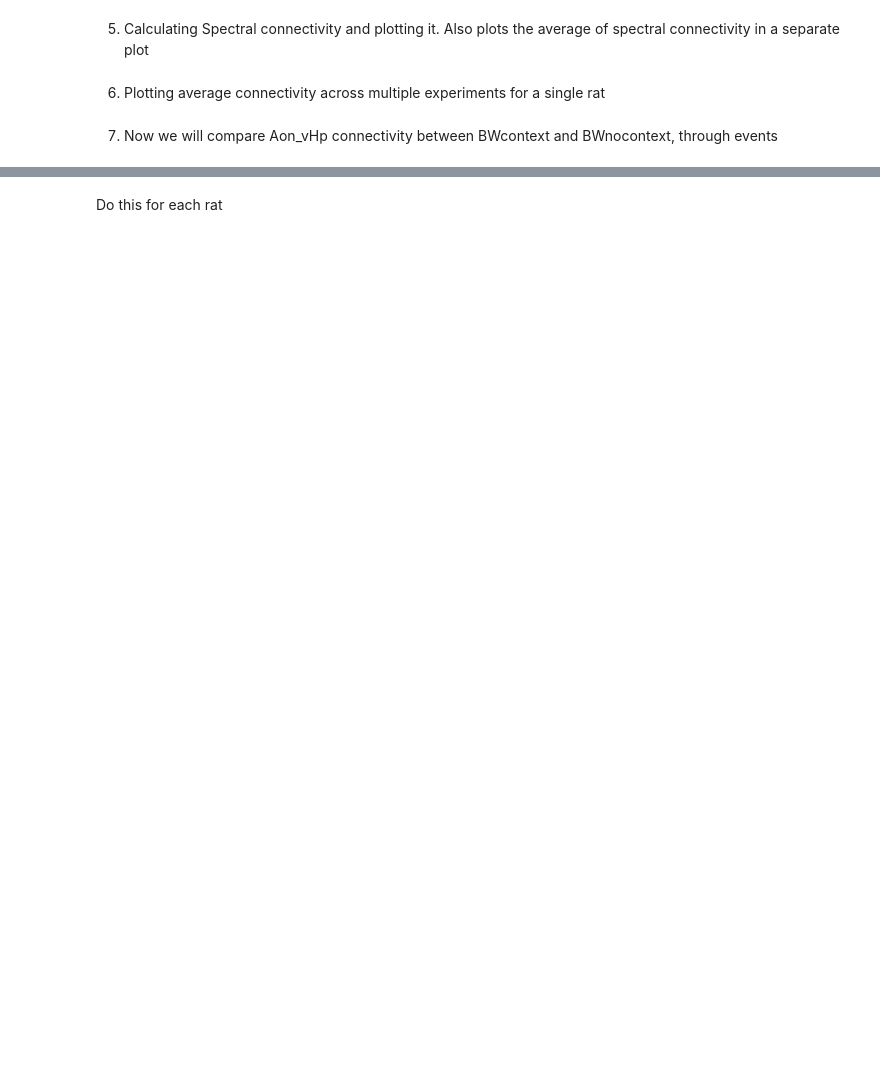
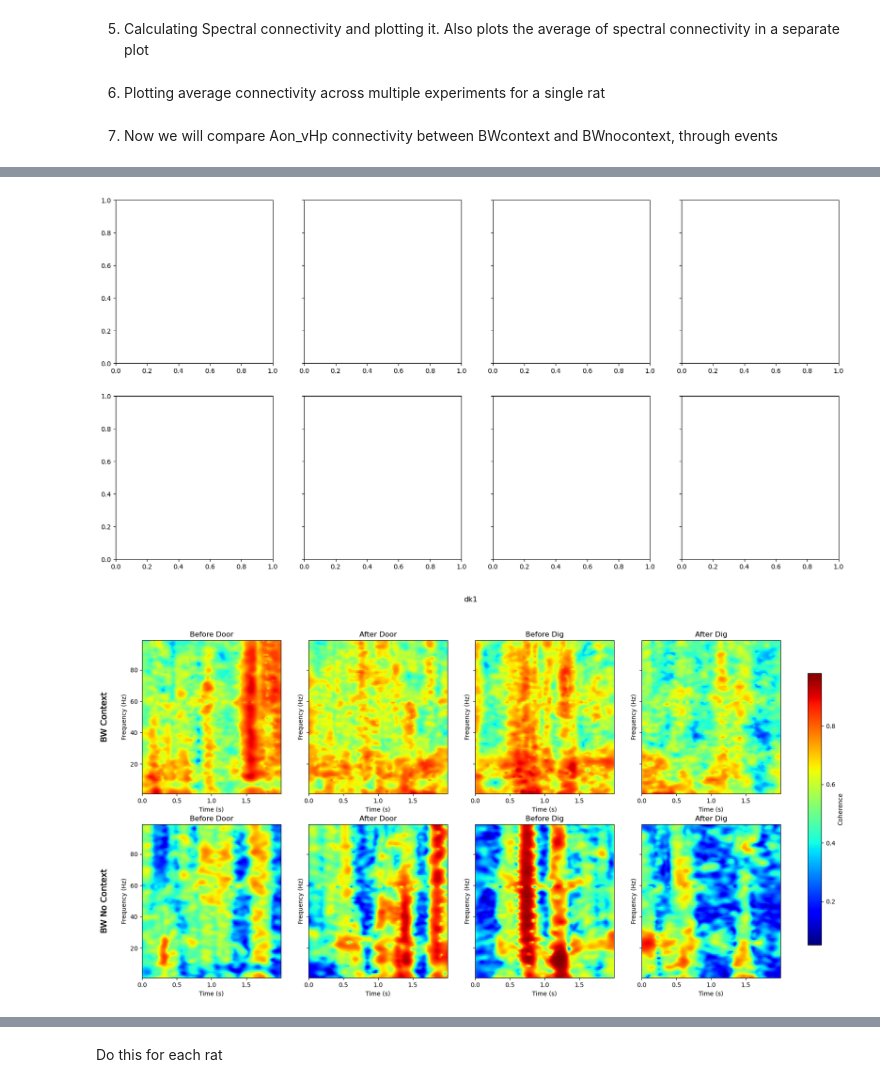
Before and after one commit to namanagrawal97/cpl_analysis_naman, a Jupyter notebook: 03_coherence_using_mne.ipynb, the cells around one changed output, grey strips where cells are left out. Saved outputs shown, nothing was run; the diff lists cells and outputs as text; code cells hidden in the pictures; blank space fills up the shorter version.

```diff
--- a/03_coherence_using_mne.ipynb
+++ b/03_coherence_using_mne.ipynb
@@ -517,0 +456,78 @@ cbar.set_label('Coherence')
+# %%
+con_data_df=pd.DataFrame(con_data_df, columns=['rat_id','task','mne_epoch_door_before','mne_epoch_door_after','mne_epoch_dig_before','mne_epoch_dig_after'])
+print(con_data_df.head())
+
+event_list=['mne_epoch_door_before','mne_epoch_door_after','mne_epoch_dig_before','mne_epoch_dig_after']
+
+print(event_list)
+
+BWcontext_data=con_data_df[(con_data_df['task']=='BWcontext')]
+BWnocontext_data=con_data_df[(con_data_df['task']=='BWnocontext')]
+task_data_dict={'BWcontext':BWcontext_data,'BWnocontext':BWnocontext_data}
+
+
+rat_list=np.unique(con_data_df['rat_id'])
+print(rat_list)
+rat_list=['dk1', 'dk5', 'dk6']
+fig, axs=plt.subplots(2,4, figsize=(20,10), sharey=True)
+for rat_id in rat_list:
+    all_con_data=[]
+
+    for task_num,task_name in enumerate(task_data_dict.keys()):
+
+            task_data=task_data_dict[task_name]
+        #print(task_name)
+        # for rat_num, rat_name in enumerate(rat_list):
+            rat_task_data=task_data[task_data['rat_id']==rat_id]
+            row=[task_name]
+        #     #print(row)
+
+            for event in event_list:
+                #print(event)
+                event_epoch_list=list(rat_task_data[event])
+                aon_vHp_con=[]
+                for event_epoch in event_epoch_list:
+                        #print(row,event, event_epoch)
+                        con = mne_connectivity.spectral_connectivity_epochs(event_epoch, method='coh', sfreq=int(fs),
+                                                            mode='cwt_morlet', cwt_freqs=freqs,
+                                                            cwt_n_cycles=n_cycles, verbose=False)
+                        coh = con.get_data(output='dense')
+                        indices = con.names
+
+
+                        for i in range(coh.shape[0]):
+                            for j in range(coh.shape[1]):
+                                if 'AON' in indices[j] and 'vHp' in indices[i]:
+                                    aon_vHp_con.append(coh[i,j,:,:])
+                row.append(np.mean(aon_vHp_con, axis=0))
+            all_con_data.append(row)
+
+    # Convert all_con_data to a DataFrame for easier manipulation
+    all_con_data_df = pd.DataFrame(all_con_data, columns=[ 'task'] + event_list)
+
+    times=np.arange(0, 2, 1/fs)
+    fs=2000
+    fig, axs=plt.subplots(2,4, figsize=(20,10), sharey=True)
+    fig.suptitle(rat_id)
+    vmin = all_con_data_df[event_list].applymap(np.min).min().min()
+    vmax = all_con_data_df[event_list].applymap(np.max).max().max()
+    event_names=['Before Door','After Door','Before Dig','After Dig']
+    for i, event in enumerate(event_list):
+        #if not all_con_data_df[event].isnull().all():
+            axs[0,i].imshow(all_con_data_df[event][0], extent=[times[0], times[-1], freqs[0], freqs[-1]],
+                aspect='auto', origin='lower', cmap='jet', vmin=vmin, vmax=vmax)
+            axs[0,i].set_xlabel('Time (s)')
+            axs[0,i].set_ylabel('Frequency (Hz)')
+            axs[0,i].set_title(event_names[i])
+
+            axs[1,i].imshow(all_con_data_df[event][1], extent=[times[0], times[-1], freqs[0], freqs[-1]],
+                        aspect='auto', origin='lower', cmap='jet', vmin=vmin, vmax=vmax)
+            axs[1,i].set_xlabel('Time (s)')
+            axs[1,i].set_ylabel('Frequency (Hz)')
+            axs[1,i].set_title(event_names[i])
+            axs[0,0].text(-0.3, 0.5, 'BW Context', transform=axs[0,0].transAxes, fontsize=14, verticalalignment='center', rotation=90)
+            axs[1,0].text(-0.3, 0.5, 'BW No Context', transform=axs[1,0].transAxes, fontsize=14, verticalalignment='center', rotation=90)
+        # Add a colorbar
+    cbar = fig.colorbar(axs[0,0].images[0], ax=axs, orientation='vertical', fraction=0.02, pad=0.04)
+    cbar.set_label('Coherence')
+# %% [output]
@@ -517,0 +568,2 @@ cbar.set_label('Coherence')
+[figure, added]
+[figure, added]
```
Also changed, not shown: parts of 8 cells of this notebook.
